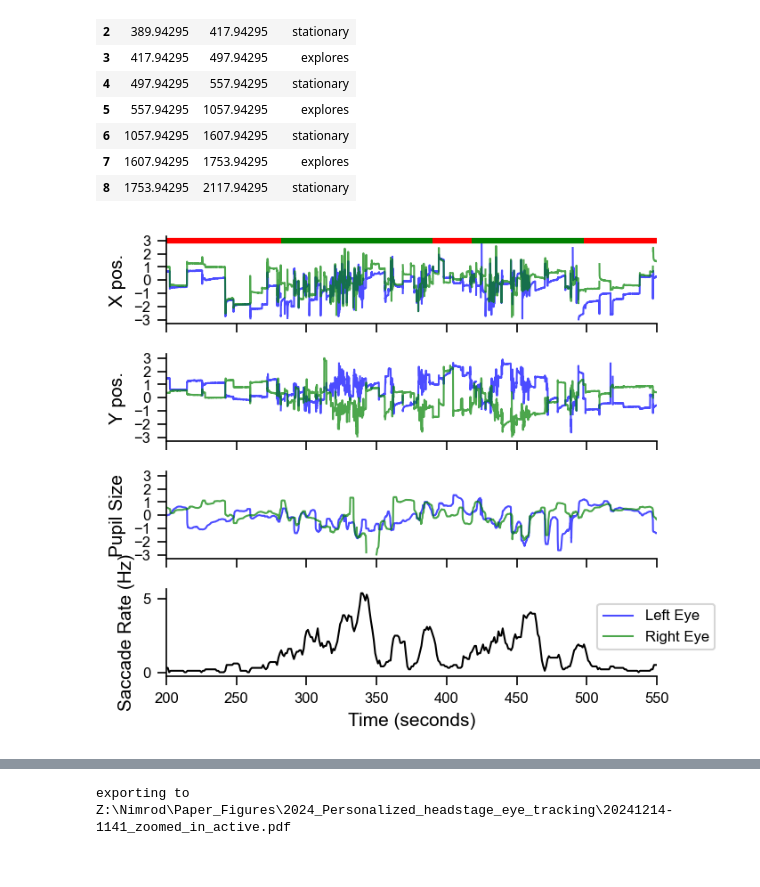
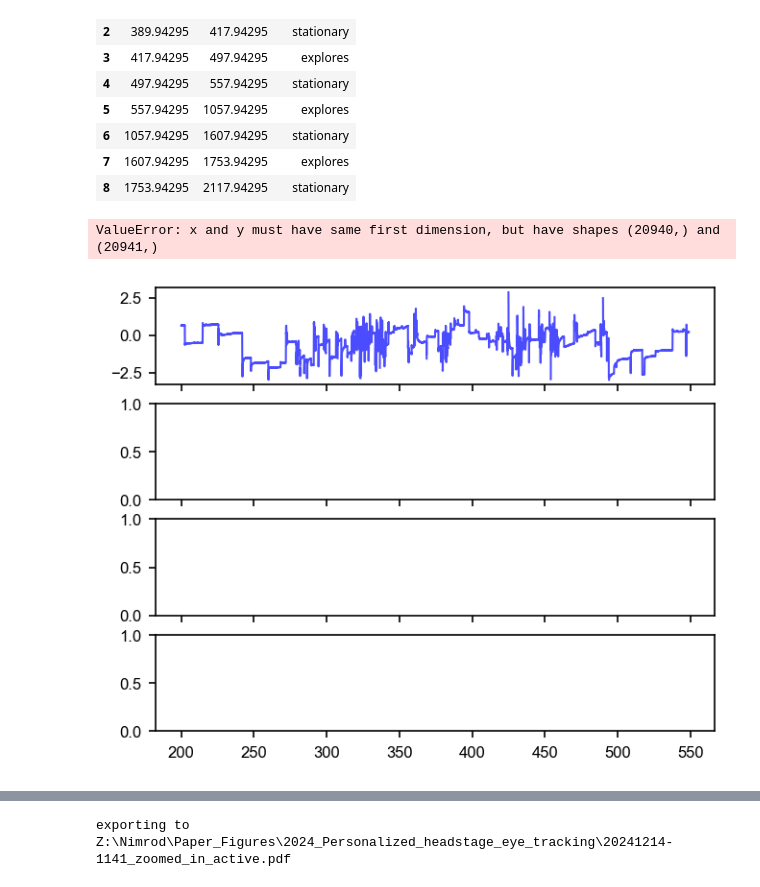
Before and after one commit to neural-electrophysiology-tool-team/Eye-Tracking-Tools, a Jupyter notebook: paper_figures_creation_personalized_headstage.ipynb, the cells around one changed output, grey strips where cells are left out. Drawn from its saved outputs; the diff is of its cells as text; code cells hidden in the pictures.

```diff
--- a/paper_figures_creation_personalized_headstage.ipynb
+++ b/paper_figures_creation_personalized_headstage.ipynb
@@ -366,7 +342,7 @@ for block in block_collection:
     print(block)
     block.left_eye_data, block.l_saccade_df = create_saccade_events_df(block.left_eye_data,
                                                                speed_threshold=4,
-                                                               bokeh_verify_threshold=True,
+                                                               bokeh_verify_threshold=False,
                                                                magnitude_calib=block.L_pix_size)
     block.right_eye_data, block.r_saccade_df = create_saccade_events_df(block.right_eye_data,
                                                                speed_threshold=4,
@@ -671,33 +639,34 @@ def plot_zoomed_in(start_time, end_time, traces=None, left_df=None, right_df=Non
         ax.tick_params(axis='y', which='both', length=5, color='black')
         ax.tick_params(axis='x', which='both', length=5)
         ax.ticklabel_format(axis='y', style='plain')  # Disable scientific notation
         ax.set_ylabel(ax.get_ylabel(), fontsize=10)
         ax.tick_params(axis='both', which='major', labelsize=8)
     # Add a legend for the traces
     handles, labels = axes[0].get_legend_handles_labels()
     fig.legend(handles, labels, loc='center left', bbox_to_anchor=(0.75, 0.23))
 
     plt.tight_layout()
     plt.subplots_adjust(right=0.85)  # Adjust to make room for legend
 
     if export_path is not None:
         print(f'exporting to {export_path}')
         plt.savefig(export_path, format='pdf')
     plt.show()
 
 
 # Example usage with selected traces and state annotations
 #export_path=block.analysis_path / 'eye_movement_z_scored_trace.pdf'
 t = datetime.datetime.now().strftime('%Y%m%d-%H%M')
 #export_path= fr'{str(pathlib.Path.cwd())}\figures_export\{t}_locomotion_eye_movement_z_scored_trace.pdf'
 export_path = fr'Z:\Nimrod\Paper_Figures\2024_Personalized_headstage_eye_tracking\{t}_locomotion_eye_movement_z_scored_trace.pdf'
-plot_zoomed_in(start_time=200, end_time=550,
+plot_zoomed_in(start_time=200, end_time=549,
                traces=['center_x', 'center_y','pupil_diameter','saccade_frequency'],
                left_df=block.left_eye_data, right_df=block.right_eye_data,
                outlier_threshold=3,
                left_ms=block.l_saccade_df.saccade_on_ms.values, right_ms=block.r_saccade_df.saccade_on_ms.values,
                head_movements_ms=None,
-               state_df=behavior_df,
+               state_df=None,
                figure_size=(5, 4),export_path=None)
 # %% [output]
+ValueError: x and y must have same first dimension, but have shapes (20940,) and (20941,)
-[figure, old version]
+[figure, new version]
```
Also changed, not shown: parts of 15 cells of this notebook, 10 other files.
